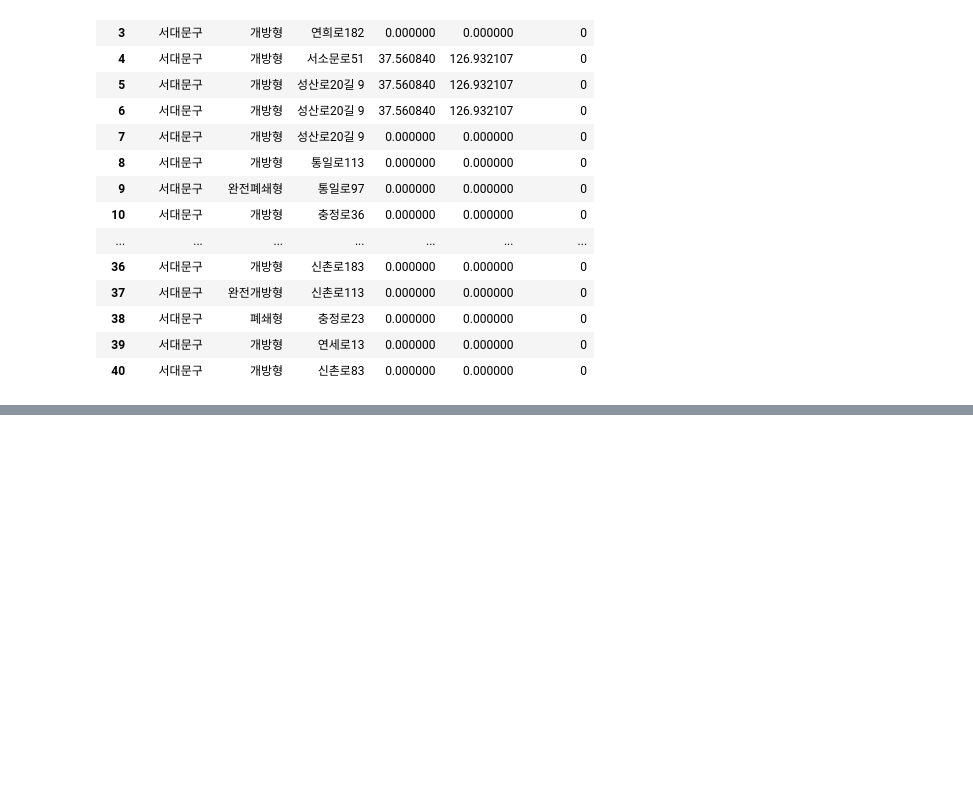
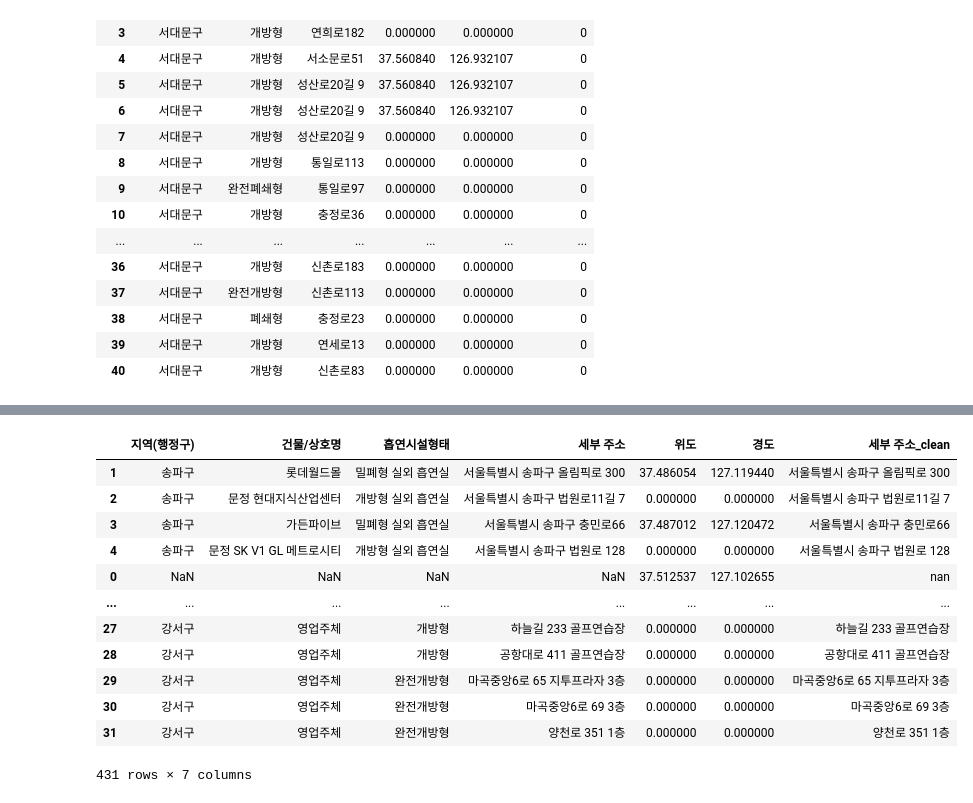
Before and after one commit to palesaltedcaramel/kick_map, a Jupyter notebook: 흡연구역_명진.ipynb, the cells around one changed output, grey strips where cells are left out. Cells and saved outputs as stored; diff of their text form; code cells hidden in the pictures; blank space fills up the shorter version.

```diff
--- a/흡연구역_명진.ipynb
+++ b/흡연구역_명진.ipynb
@@ -294,0 +333,13 @@ seodaemun
+# %%
+r1 = '\([가-힣]*[로][ ][\d]*\)' #'골든씨티호텔(천호대로 377)1층'
+r2 = '\([가-힣]*[로]\)*' #(~~로)
+r3 = '\([가-힣]*[동]\)*' #(~~동)
+
+patterns = [r1,r2,r3]
+
+clean_address = df['세부 주소_clean'].apply(str).tolist()
+
+for pattern in patterns:
+    new_list = [re.sub(pattern, '', address) for address in clean_address]
+
+new_list
@@ -294,0 +364,18 @@ seodaemun
+# %%
+df['세부 주소_clean'] = new_list
+# %%
+df
+# %% [output]
+|  | 지역(행정구) | 건물/상호명 | 흡연시설형태 | 세부 주소 | 위도 | 경도 | 세부 주소_clean |
+| 1 | 송파구 | 롯데월드몰 | 밀폐형 실외 흡연실 | 서울특별시 송파구 올림픽로 300 | 37.486054 | 127.119440 | 서울특별시 송파구 올림픽로 300 |
+| 2 | 송파구 | 문정 현대지식산업센터 | 개방형 실외 흡연실 | 서울특별시 송파구 법원로11길 7 | 0.000000 | 0.000000 | 서울특별시 송파구 법원로11길 7 |
+| 3 | 송파구 | 가든파이브 | 밀폐형 실외 흡연실 | 서울특별시 송파구 충민로66 | 37.487012 | 127.120472 | 서울특별시 송파구 충민로66 |
+| 4 | 송파구 | 문정 SK V1 GL 메트로시티 | 개방형 실외 흡연실 | 서울특별시 송파구 법원로 128 | 0.000000 | 0.000000 | 서울특별시 송파구 법원로 128 |
+| 0 | NaN | NaN | NaN | NaN | 37.512537 | 127.102655 | nan |
+| ... | ... | ... | ... | ... | ... | ... | ... |
+| 27 | 강서구 | 영업주체 | 개방형 | 하늘길 233 골프연습장 | 0.000000 | 0.000000 | 하늘길 233 골프연습장 |
+| 28 | 강서구 | 영업주체 | 개방형 | 공항대로 411 골프연습장 | 0.000000 | 0.000000 | 공항대로 411 골프연습장 |
+| 29 | 강서구 | 영업주체 | 완전개방형 | 마곡중앙6로 65 지투프라자 3층 | 0.000000 | 0.000000 | 마곡중앙6로 65 지투프라자 3층 |
+| 30 | 강서구 | 영업주체 | 완전개방형 | 마곡중앙6로 69 3층 | 0.000000 | 0.000000 | 마곡중앙6로 69 3층 |
+| 31 | 강서구 | 영업주체 | 완전개방형 | 양천로 351 1층 | 0.000000 | 0.000000 | 양천로 351 1층 |
+431 rows × 7 columns
```
Also changed, not shown: parts of 8 cells of this notebook.
